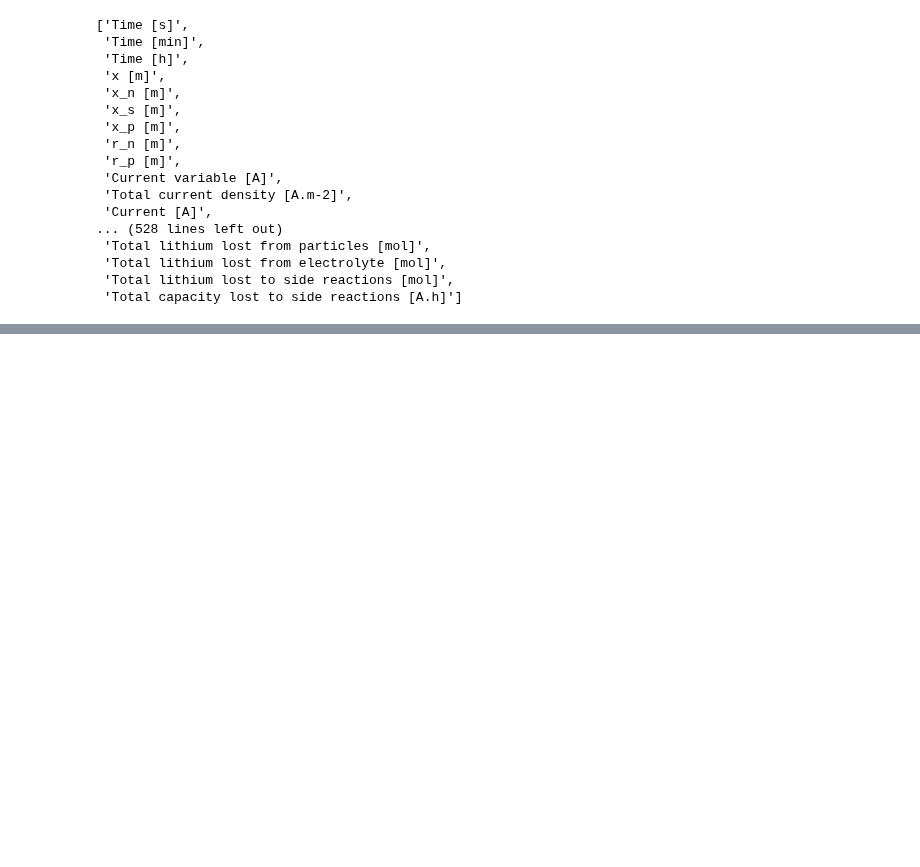
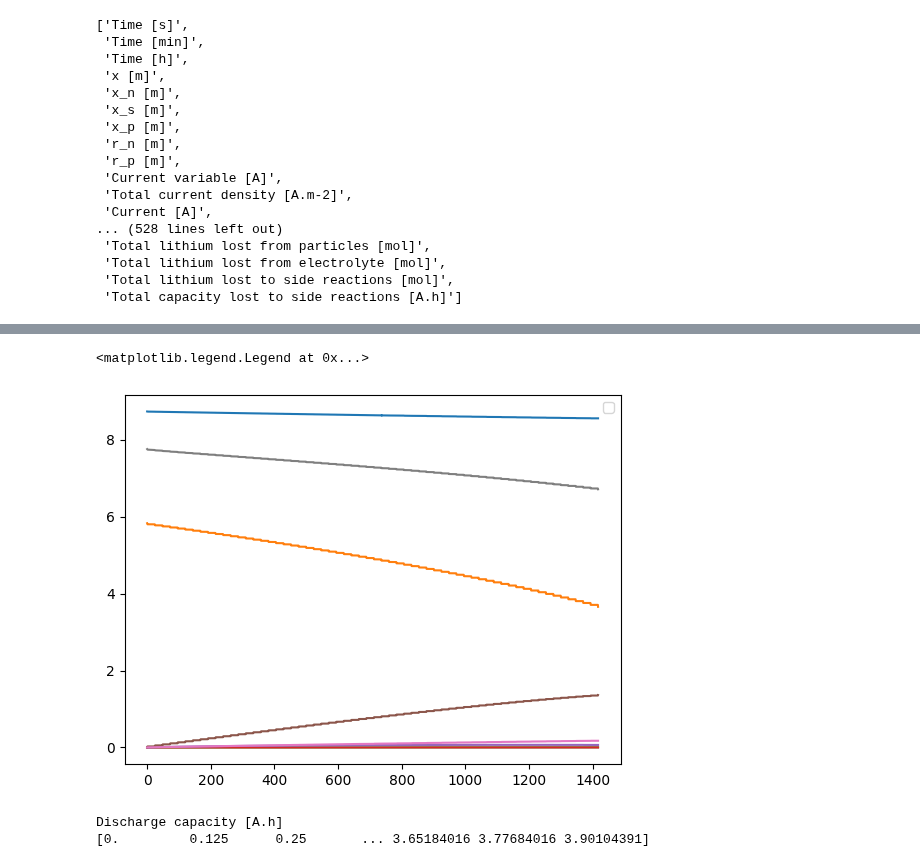
Before and after one commit to ganmadche/PyBaMMlocal, a Jupyter notebook: wip/ageingstudiesFI2025dfn.ipynb, the cells around one changed output, grey strips where cells are left out. Cells and saved outputs as stored; diff of their text form; code cells hidden in the pictures; blank space fills up the shorter version.

```diff
--- a/wip/ageingstudiesFI2025dfn.ipynb
+++ b/wip/ageingstudiesFI2025dfn.ipynb
@@ -445,0 +536,26 @@ plt.plot(cycle1,LLI)
+# %%
+Qp = sol1["Positive electrode capacity [A.h]"].entries
+Qn = sol1["Negative electrode capacity [A.h]"].entries
+Q1 = sim1.solution.summary_variables["Capacity [A.h]"]
+Qlin = sol1['Loss of capacity to negative lithium plating [A.h]'].entries
+Qlip= sol1['Loss of capacity to positive lithium plating [A.h]'].entries
+Qsein = sol1['Loss of capacity to negative SEI [A.h]'].entries
+Qlitot = sol1["Total lithium capacity [A.h]"].entries
+
+mlam_n = sol1['Loss of active material in negative electrode [%]'].entries
+mlam_p = sol1['Loss of active material in positive electrode [%]'].entries
+tt = sol1["Time [h]"].entries
+Qcell = sol1["Discharge capacity [A.h]"].entries
+plt.figure()
+plt.plot(tt, Qp, tt, Qn, tt, Qlin,tt, Qlip, tt, Qsein,tt, mlam_n*Qn*0.01, tt, mlam_p*Qp*0.01, tt, Qlitot,)
+#plt.plot(tt,Qcell )
+plt.legend()
+# %% [output]
+<matplotlib.legend.Legend at 0x...>
+[figure, added]
+# %%
+print(model.variables["Discharge capacity [A.h]"])
+print(sol1["Discharge capacity [A.h]"].entries)
+# %% [output]
+Discharge capacity [A.h]
+[0.         0.125      0.25       ... 3.65184016 3.77684016 3.90104391]
```
Also changed, not shown: parts of 24 cells of this notebook.
